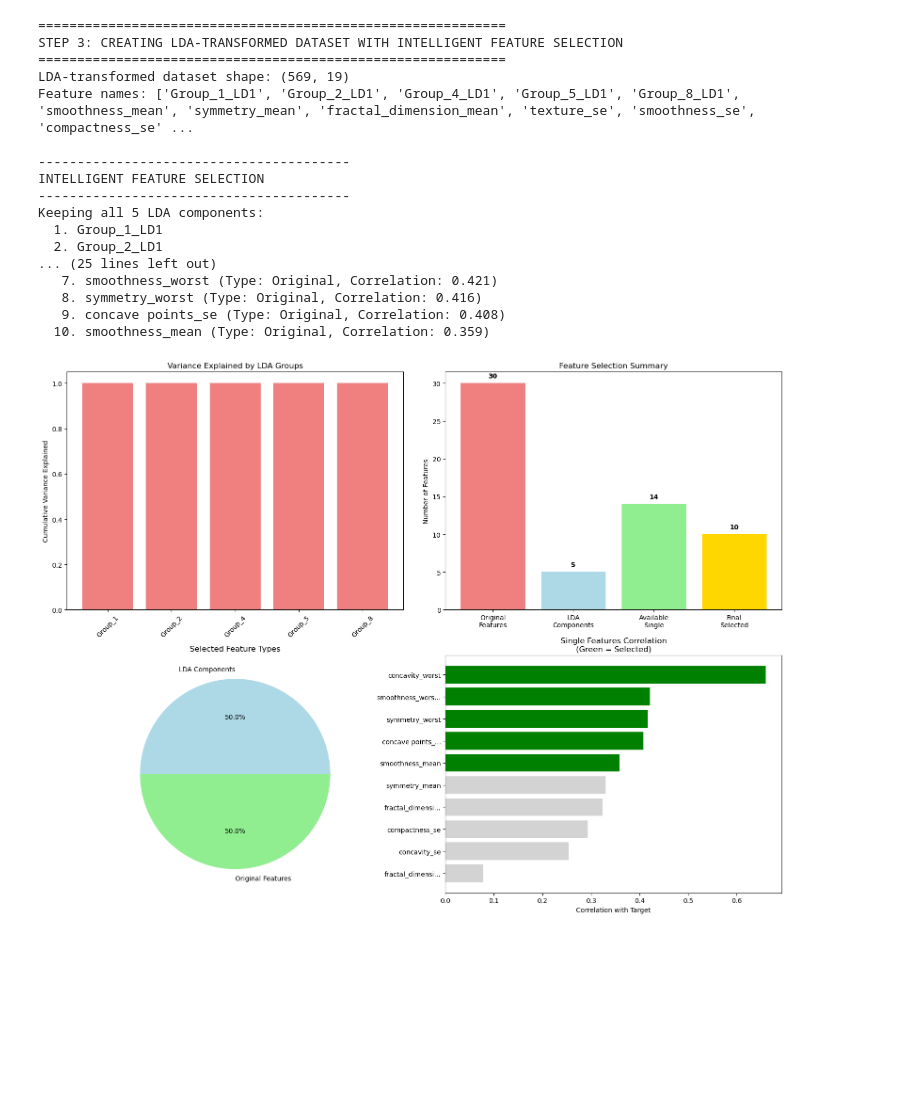
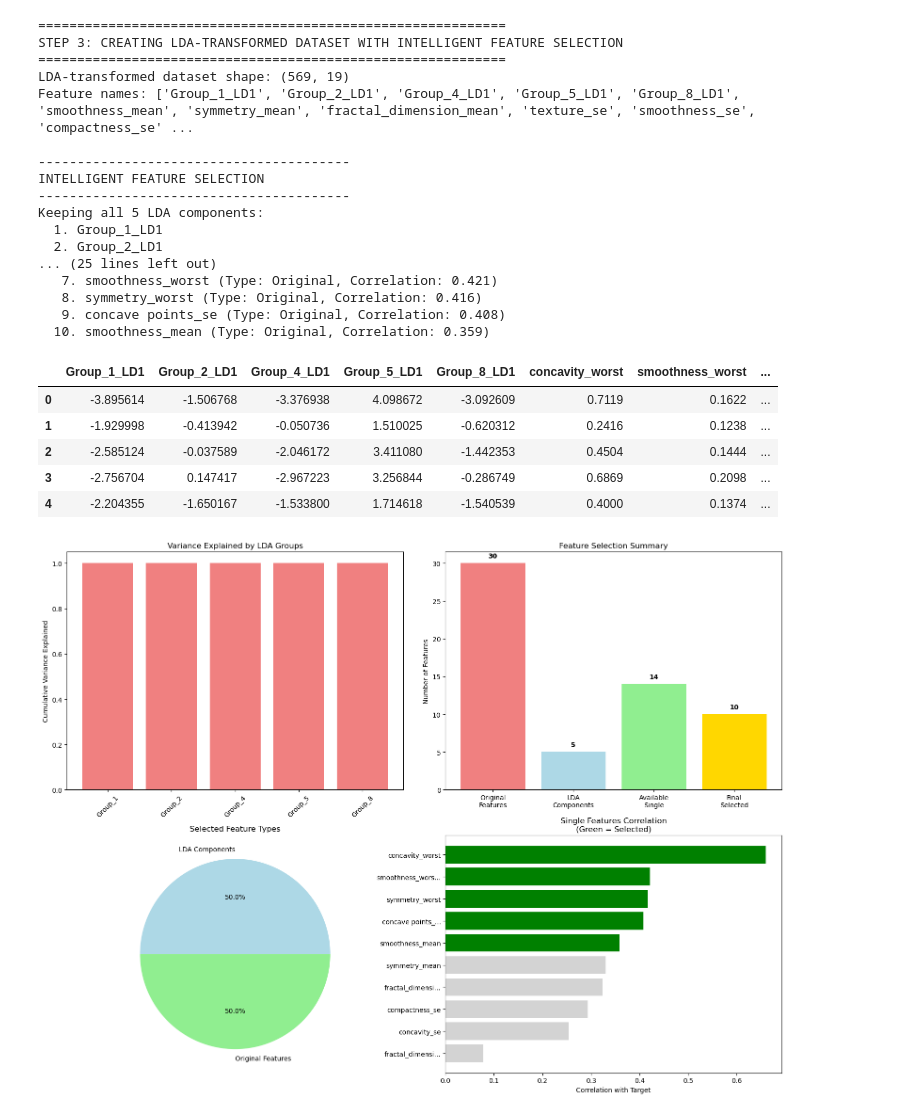
Before and after one commit to cristinalakasz/breast-cancer, a Jupyter notebook: breast_cancer_prediction2.ipynb, the cells around one changed output. Cells and saved outputs as stored; diff of their text form; code cells hidden in the pictures; blank space fills up the shorter version.

```diff
--- a/breast_cancer_prediction2.ipynb
+++ b/breast_cancer_prediction2.ipynb
@@ -738,6 +735,15 @@ Keeping all 5 LDA components:
    8. symmetry_worst (Type: Original, Correlation: 0.416)
    9. concave points_se (Type: Original, Correlation: 0.408)
   10. smoothness_mean (Type: Original, Correlation: 0.359)
+# %%
+X_selected_df.head()
+# %% [output]
+|  | Group_1_LD1 | Group_2_LD1 | Group_4_LD1 | Group_5_LD1 | Group_8_LD1 | concavity_worst | smoothness_worst | ... |
+| 0 | -3.895614 | -1.506768 | -3.376938 | 4.098672 | -3.092609 | 0.7119 | 0.1622 | ... |
+| 1 | -1.929998 | -0.413942 | -0.050736 | 1.510025 | -0.620312 | 0.2416 | 0.1238 | ... |
+| 2 | -2.585124 | -0.037589 | -2.046172 | 3.411080 | -1.442353 | 0.4504 | 0.1444 | ... |
+| 3 | -2.756704 | 0.147417 | -2.967223 | 3.256844 | -0.286749 | 0.6869 | 0.2098 | ... |
+| 4 | -2.204355 | -1.650167 | -1.533800 | 1.714618 | -1.540539 | 0.4000 | 0.1374 | ... |
 # %%
 # Visualize results
 if len(lda_feature_names) > 0:
```
Also changed, not shown: parts of 22 cells of this notebook.
